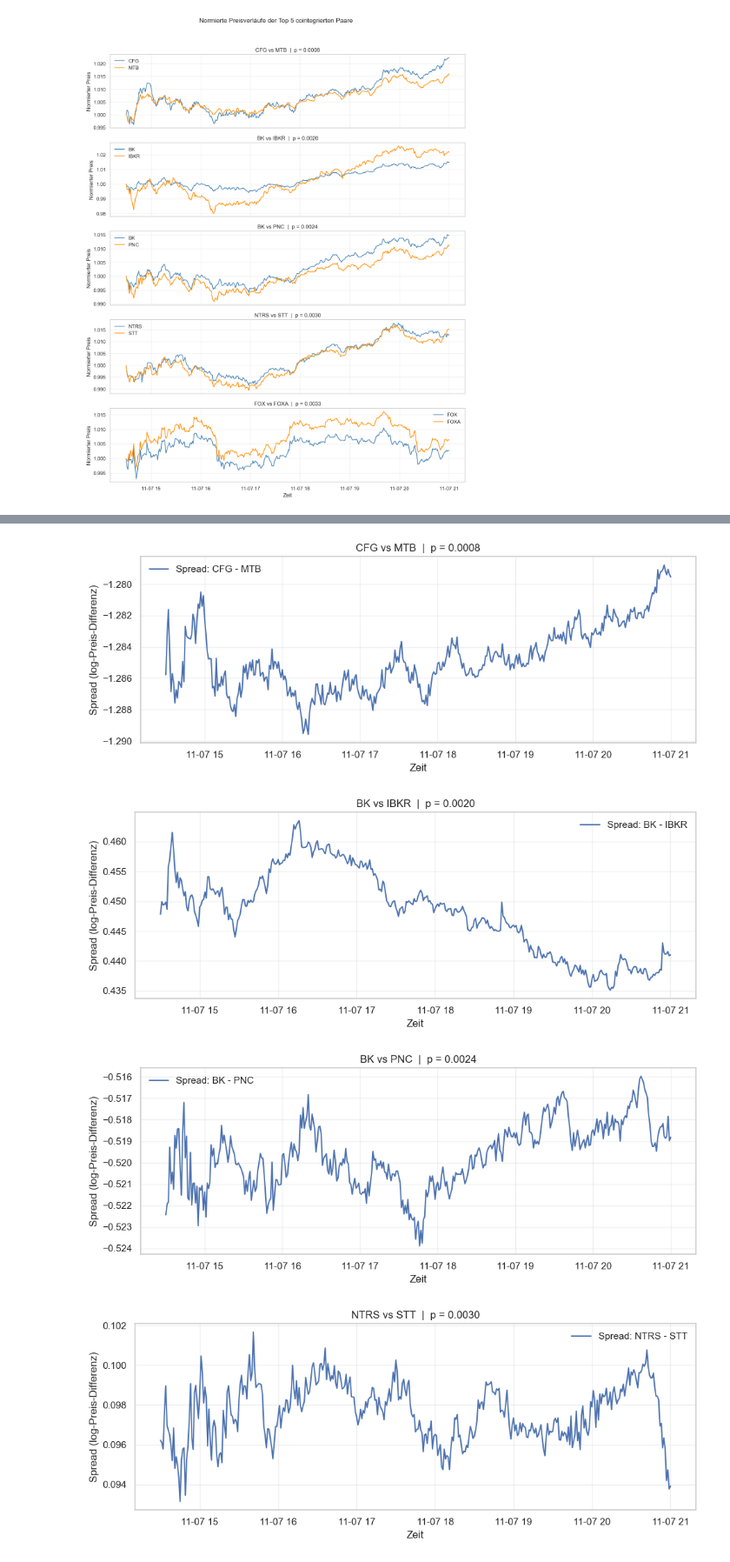
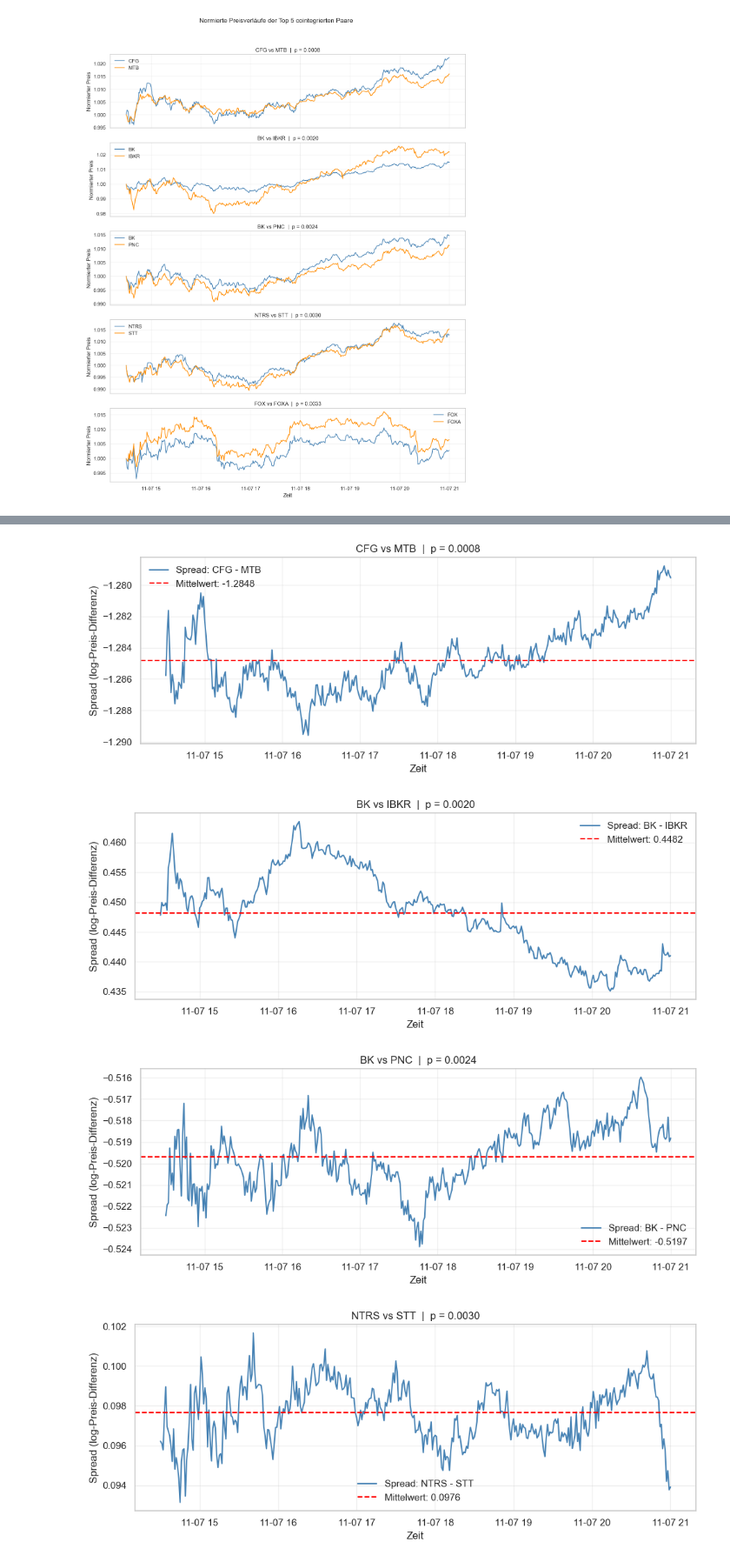
Before and after one commit to RyanMikus/pairs_trading_ml_hs25, a Jupyter notebook: 03_Explorative_Datenanalyse.ipynb, the cells around one changed output, grey strips where cells are left out. Shown at 87% size. Cells and saved outputs as stored; diff of their text form; code cells hidden in the pictures.

Commit message:
IAM EDA beschreibung & spread mean

```diff
--- a/03_Explorative_Datenanalyse.ipynb
+++ b/03_Explorative_Datenanalyse.ipynb
@@ -24,7 +24,7 @@ from statsmodels.tsa.stattools import coint
 
 plt.style.use("seaborn-v0_8-whitegrid")
 
-df = pd.read_csv("Daten/sp500_1min_2024-11-07.csv", parse_dates=["datetime"])
+df = pd.read_csv("Daten/sp500_1min_2025-11-07.csv", parse_dates=["datetime"])
 
 print("Anzahl Zeilen:", len(df))
 print("Anzahl Ticker:", df['symbol'].nunique())
@@ -625,21 +874,25 @@ plt.show()
 # %%
 top_pairs = coint_df.head(top_n)
 
 for i, row in top_pairs.iterrows():
     s1, s2, pval = row["symbol1"], row["symbol2"], row["pvalue"]
     spread = log_prices[s1] - log_prices[s2]
+    mean_spread = spread.mean()  # Mittelwert berechnen
 
     plt.figure(figsize=(10, 4))
-    plt.plot(spread, label=f"Spread: {s1} - {s2}")
+    plt.plot(spread, label=f"Spread: {s1} - {s2}", color='steelblue')
+    plt.axhline(y=mean_spread, color='red', linestyle='--',
+                label=f'Mittelwert: {mean_spread:.4f}')
+
     plt.title(f"{s1} vs {s2}  |  p = {pval:.4f}")
     plt.xlabel("Zeit")
     plt.ylabel("Spread (log-Preis-Differenz)")
     plt.legend()
     plt.grid(alpha=0.3)
     plt.tight_layout()
     plt.show()
 # %% [output]
-[figure, old version]
+[figure, new version]
-[figure, old version]
+[figure, new version]
-[figure, old version]
+[figure, new version]
-[figure, old version]
+[figure, new version]
```
Also changed, not shown: parts of 13 cells of this notebook, 2 other files.
